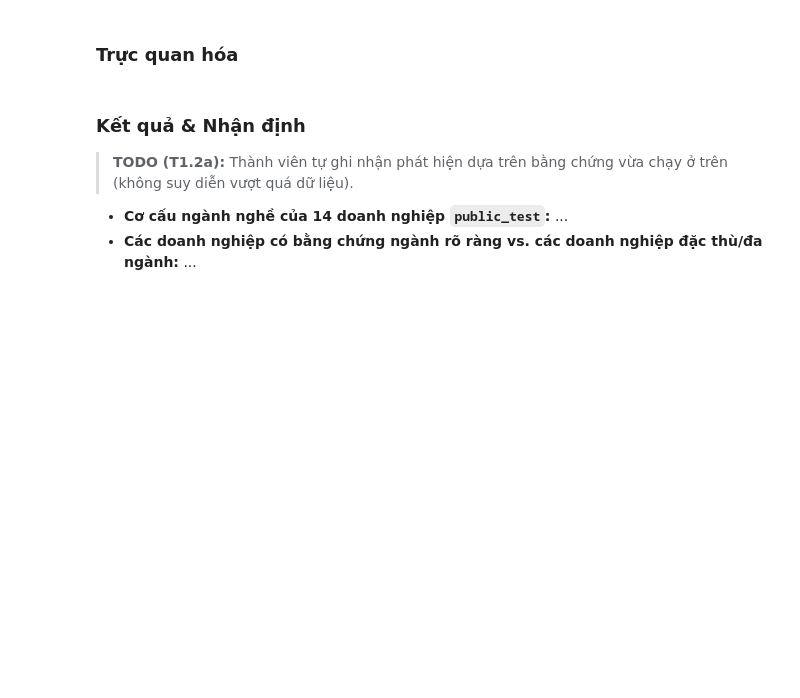
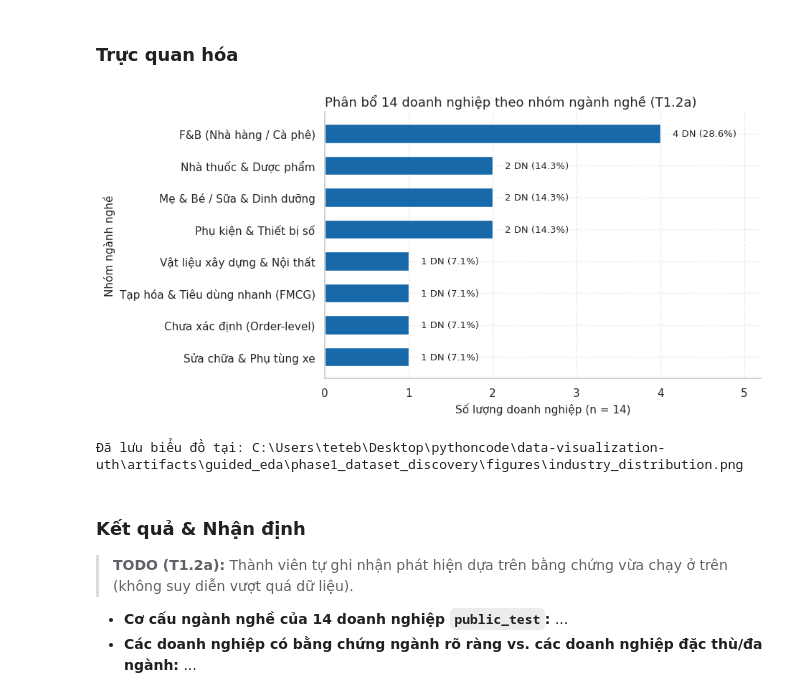
Before and after one commit to itsanhkhoi12/data-visualization-uth, a Jupyter notebook: notebook/01_dataset_discovery.ipynb, the cells around one changed output. Saved outputs shown, nothing was run; the diff lists cells and outputs as text; code cells hidden in the pictures; blank space fills up the shorter version.

```diff
--- a/notebook/01_dataset_discovery.ipynb
+++ b/notebook/01_dataset_discovery.ipynb
@@ -937,4 +1399,16 @@ Tổng hợp bảng gồm `business_id`, `industry`, `sub_industry` (nếu có),
 # %%
-# TODO (T1.2a — Bước 4: Hoàn thiện bảng phân loại ngành nghề `industry_df` và lưu CSV)
-# TODO: Tạo industry_df cho đủ 14 doanh nghiệp và xuất ra PHASE1_TABLES_DIR / 'industry_classification.csv'
-industry_df = pd.DataFrame()
+industry_df = comparison_df[
+    ["business_id", "industry", "sub_industry", "evidence_source", "confidence"]
+].copy()
+
+out_industry_path = PHASE1_TABLES_DIR / "industry_classification.csv"
+industry_df.to_csv(out_industry_path, index=False, encoding="utf-8-sig")
+
+print("Đã lưu bảng phân loại ngành nghề tại:", out_industry_path)
+display(industry_df)
+
+print("\nThống kê phân bổ theo ngành nghề:")
+display(industry_df["industry"].value_counts().rename_axis("industry").reset_index(name="n_businesses"))
+
+print("\nThống kê mức độ tin cậy (confidence):")
+display(industry_df["confidence"].value_counts().rename_axis("confidence").reset_index(name="n_businesses"))
@@ -941,9 +1447,46 @@ industry_df = pd.DataFrame()
 # %% [markdown]
 ### Trực quan hóa
 # %%
-# TODO (T1.2a — Trực quan hóa)
-# Vẽ biểu đồ cột ngang đếm số lượng doanh nghiệp theo nhóm ngành nghề (sắp xếp giảm dần, trục bắt đầu từ 0).
-# Lưu ý: Không sử dụng biểu đồ 3D hoặc hai trục tung (dual axis); biểu đồ cột bắt đầu từ 0.
+counts_ind = (
+    industry_df["industry"]
+    .value_counts()
+    .sort_values(ascending=True)  # ascending=True để thanh lớn nhất nằm trên cùng khi vẽ barh
+)
+
+fig, ax = plt.subplots(figsize=(9.5, 4.8))
+
+bars = ax.barh(counts_ind.index, counts_ind.values, color=COLOR_ACCENT_BLUE, height=0.6)
+
+ax.set_xlim(0, counts_ind.max() + 1.2)  # Trục bắt đầu từ 0 theo đúng quy chuẩn
+ax.xaxis.set_major_locator(plt.MaxNLocator(integer=True))
+ax.set_xlabel("Số lượng doanh nghiệp (n = 14)")
+ax.set_ylabel("Nhóm ngành nghề")
+ax.set_title("Phân bổ 14 doanh nghiệp theo nhóm ngành nghề (T1.2a)")
+ax.grid(axis="x", linestyle="--", alpha=0.4)
+ax.set_axisbelow(True)
+
+# Gắn nhãn số lượng và tỷ trọng % ở đầu mỗi thanh
+total_biz = len(industry_df)
+for bar in bars:
+    w = int(bar.get_width())
+    pct = w / total_biz * 100
+    ax.text(
+        w + 0.15,
+        bar.get_y() + bar.get_height() / 2,
+        f"{w} DN ({pct:.1f}%)",
+        va="center",
+        fontsize=9.5,
+        fontweight="medium",
+    )
+
+fig.tight_layout()
+fig_path = PHASE1_FIGURES_DIR / "industry_distribution.png"
+fig.savefig(fig_path, dpi=150)
+plt.show()
+print("Đã lưu biểu đồ tại:", fig_path)
+# %% [output]
+[figure, added]
+Đã lưu biểu đồ tại: C:\Users\teteb\Desktop\pythoncode\data-visualization-uth\artifacts\guided_eda\phase1_dataset_discovery\figures\industry_distribution.png
 # %% [markdown]
 ### Kết quả & Nhận định
 
```
Also changed, not shown: parts of 30 cells of this notebook.
